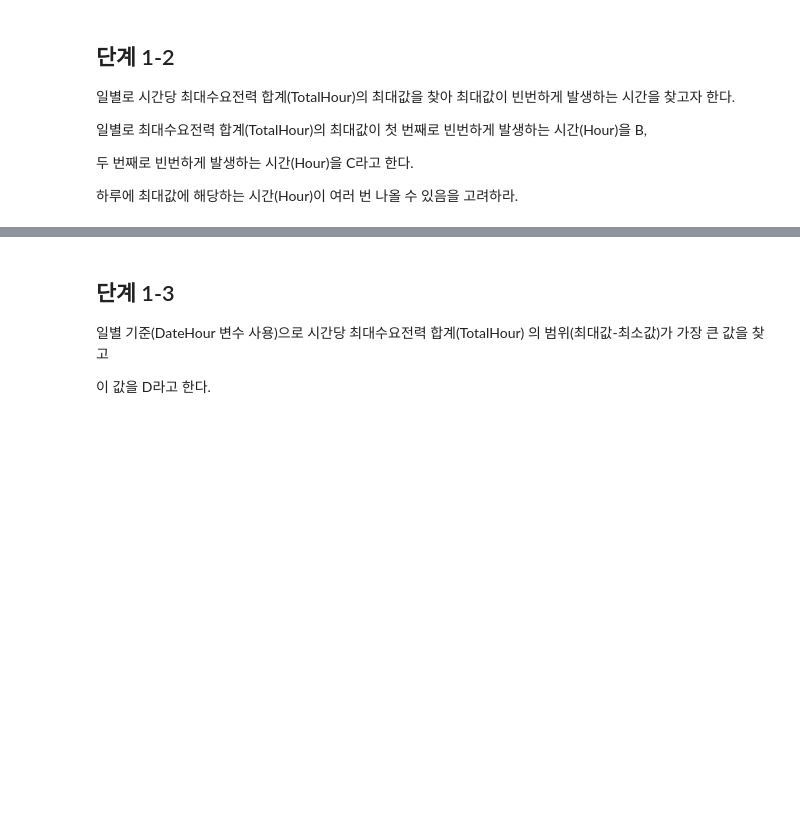
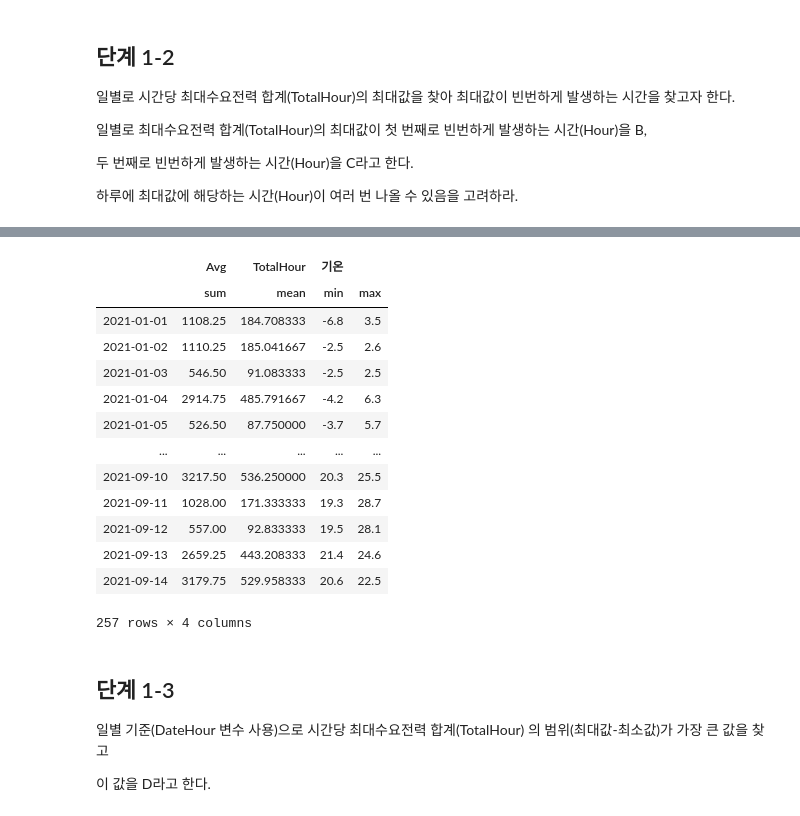
Before and after one commit to sunkusun9/DS_lv3_2607, a Jupyter notebook: sec_ds_lv3_prob3_prob.ipynb, the cells around one changed output, grey strips where cells are left out. Saved outputs shown, nothing was run; the diff lists cells and outputs as text; code cells hidden in the pictures; blank space fills up the shorter version.

```diff
--- a/sec_ds_lv3_prob3_prob.ipynb
+++ b/sec_ds_lv3_prob3_prob.ipynb
@@ -530,3 +909,23 @@ df_basetable1.shape# 결합 후 생성된 데이터셋명을 basetable1로 표
+# %%
+# 일별 Avg 는 합을 구하고, TotalHour 평균, 기온의 최소, 최대
+df_basetable1.groupby(df_basetable1.index.date)[['Avg', 'TotalHour', '기온']].agg(
+    {'Avg': 'sum', 'TotalHour': 'mean', '기온': ('min', 'max')}
+)
+# %% [output]
+|  | Avg | TotalHour | 기온 |  |
+|  | sum | mean | min | max |
+| 2021-01-01 | 1108.25 | 184.708333 | -6.8 | 3.5 |
+| 2021-01-02 | 1110.25 | 185.041667 | -2.5 | 2.6 |
+| 2021-01-03 | 546.50 | 91.083333 | -2.5 | 2.5 |
+| 2021-01-04 | 2914.75 | 485.791667 | -4.2 | 6.3 |
+| 2021-01-05 | 526.50 | 87.750000 | -3.7 | 5.7 |
+| ... | ... | ... | ... | ... |
+| 2021-09-10 | 3217.50 | 536.250000 | 20.3 | 25.5 |
+| 2021-09-11 | 1028.00 | 171.333333 | 19.3 | 28.7 |
+| 2021-09-12 | 557.00 | 92.833333 | 19.5 | 28.1 |
+| 2021-09-13 | 2659.25 | 443.208333 | 21.4 | 24.6 |
+| 2021-09-14 | 3179.75 | 529.958333 | 20.6 | 22.5 |
+257 rows × 4 columns
 # %% [markdown]
 ## 단계 1-3
 
```
Also changed, not shown: parts of 68 cells of this notebook.
